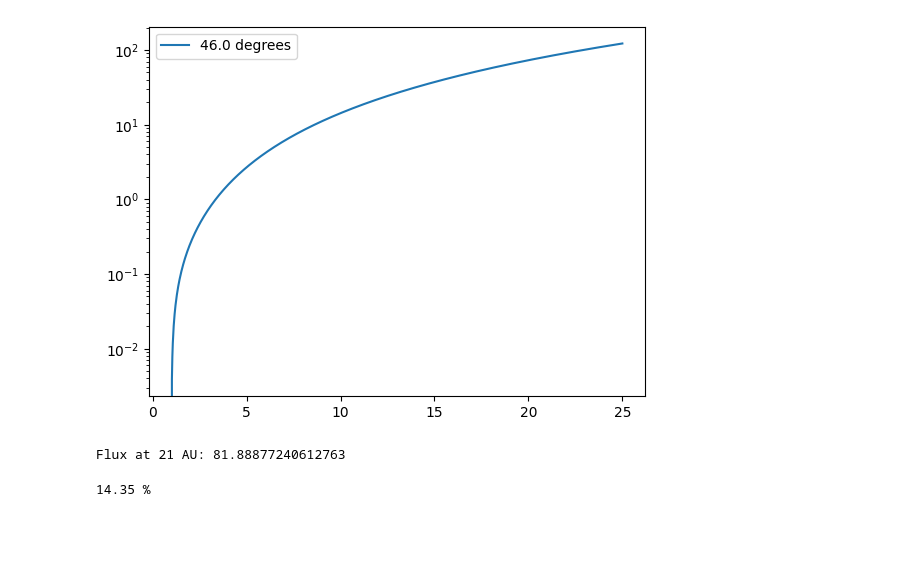
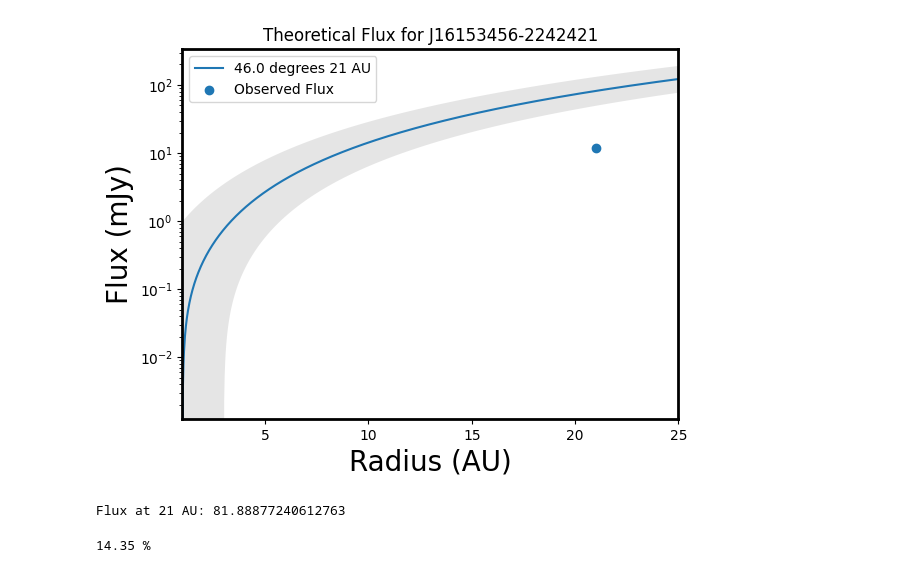
Before and after one commit to Maurone7/Upper-Sco-2022, a Jupyter notebook: theoretical_vs_measured_flux.ipynb, the cells around one changed output. Cells and saved outputs as stored; diff of their text form; code cells hidden in the pictures; blank space fills up the shorter version.

Commit message:
Creation image

```diff
--- a/theoretical_vs_measured_flux.ipynb
+++ b/theoretical_vs_measured_flux.ipynb
@@ -4,11 +4,12 @@ import numpy as np
 from scipy.integrate import quad
 from astropy import constants
 
-from data_file import source_list_garrett, luminosity_list_barenfeld_updated, radius_dust_updated, flux_list_2_87mm_garrett, flux_barenfeld_0_88mm_updated
+from data_file import source_list_garrett, luminosity_list_barenfeld_updated, radius_dust_updated, lower_bound_radius_updated, upper_bound_radius_updated, flux_list_2_87mm_garrett, flux_barenfeld_0_88mm_updated
 from Table_1 import distances_106
 from Table_2 import surface_density_list
 from Table_3 import opacity_list_3mm, opacity_list_0_87mm, temperature_list_van_der_plas
-# all constants in cgs
+
+# All constants are in CGS units
 wavelength_list = [0.088, 0.287]
 c = constants.c.cgs.value
 h = constants.h.cgs.value
@@ -17,10 +18,11 @@ s_b = constants.sigma_sb.cgs.value
 L_sun = constants.L_sun.cgs.value
 c = constants.c.cgs.value
 
+# Defining the star's name and finding its index in the data list
 star_name = "J16153456-2242421"
 index_star = source_list_garrett.index(star_name)
 
-# following values can be changed
+# Defining some values that can be changed to produce different results
 flaring = 0.02
 log_L_star = luminosity_list_barenfeld_updated[index_star]
 L_star = (10 ** log_L_star) * L_sun
@@ -34,8 +36,10 @@ d = distances_106[index_star] * AU_in_cm
 R_in = 1 *AU_in_cm
 R_out = radius_dust_updated[index_star] * AU_in_cm
 R_out_list = np.linspace(1, 25, 1000) * AU_in_cm
+R_out_lower_error = lower_bound_radius_updated[index_star] * AU_in_cm
+R_out_upper_error = upper_bound_radius_updated[index_star] * AU_in_cm
 
-
+# Defining the function to be integrated
 function_to_integrate = lambda R, planck_function_wavelength: planck_function_wavelength * R
 
 def planck_function_frequency(frequency, temperature):
@@ -49,37 +53,61 @@ def integrated_planck_radius(R_in, R_out, temperature):
     """
     Integrates the Planck function multiplied by the radius from R_in to R_out.
     Returns the result in units of erg/s/cm^2.
     """
     function_to_integrate = lambda R, temperature: 4*np.pi*R**2*planck_function_frequency(c/0.088, temperature)
     result, _ = quad(function_to_integrate, R_in, R_out, args=(temperature,))
     return result
 
 def passive_T(R, L_star, flaring=0.02):
     T = (flaring * L_star / (8 * np.pi * R ** 2 * s_b)) ** (1/4)
     return T
 
 def final(i, d, R_in, R_out, L_star, flaring=0.02):
+    """
+    Calculates the flux from the dust at a given inclination angle (i).
+    """
     theoretical_flux = 2 * np.pi * np.cos(i) * integrated_planck_radius(R_in, R_out, passive_T(R_out, L_star, flaring=0.02)) / (d**2)
     return theoretical_flux
 
 i = 46 * np.pi/180
+i_lower_error = 21 * np.pi/180
+i_upper_error = 12 * np.pi/180
 # for i in radians from 'x' degrees i = x * np.pi/180
 # for i in degrees from 'x' radians i = x * 180/np.pi
-y_values = []
+
+# Calculating the flux for the given inclination angle and radius
+flux_values_0_88mm = []
+flux_values_0_88mm_lower_error = []
+flux_values_0_88mm_upper_error = []
 for radiuses in R_out_list:
-    y_values.append(final(i, d, R_in, radiuses, L_star, flaring=0.02))
+    flux_values_0_88mm.append(final(i, d, R_in, radiuses, L_star, flaring=0.02))
+    flux_values_0_88mm_lower_error.append(final(i - i_lower_error, d, R_in, radiuses + R_out_upper_error, L_star, flaring=0.02))
+    flux_values_0_88mm_upper_error.append(final(i + i_upper_error, d, R_in, radiuses + R_out_lower_error, L_star, flaring=0.02))
+
 i = i * 180/np.pi
-plt.plot(R_out_list/AU_in_cm, y_values, label= str(i) + " degrees")
+i_lower_error = i_lower_error * 180/np.pi
+i_upper_error = i_upper_error * 180/np.pi
 
+plt.plot(R_out_list/AU_in_cm, flux_values_0_88mm, label= str(i) + " degrees " + str(21) + " AU")
+#plt.plot(R_out_list/AU_in_cm, flux_values_0_88mm_lower_error, label= str(i - i_lower_error) + " degrees " + str(21 + R_out_upper_error/AU_in_cm) + " AU")
+#plt.plot(R_out_list/AU_in_cm, flux_values_0_88mm_upper_error, label= str(i + i_upper_error) + " degrees " + str(21 + R_out_lower_error/AU_in_cm) + " AU")
+plt.fill_between(R_out_list/AU_in_cm, flux_values_0_88mm_lower_error, flux_values_0_88mm_upper_error, alpha=0.2, facecolor='gray')
+plt.scatter(radius_dust_updated[index_star], flux_barenfeld_0_88mm_updated[index_star], label='Observed Flux')
+plt.xlim(1,25)
+
+plt.title("Theoretical Flux for J16153456-2242421")
+plt.xlabel("Radius (AU)", fontsize=20), plt.ylabel("Flux (mJy)", fontsize=20)
 plt.legend()
 plt.yscale('log')
+plt.savefig('J16153456-2242421 theoretical and measured flux 0.88mm.png')
+plt.rcParams['axes.linewidth'] = 5
 plt.show()
 
 i = 46 * np.pi/180
 flux_21AU = final(i, d, R_in, 21.012 * AU_in_cm, L_star, flaring=0.02)
 print('Flux at 21 AU:', flux_21AU)
 # %% [output]
-[figure, old version]
+[figure, new version]
 Flux at 21 AU: 81.88877240612763
 # %%
 print(round(flux_barenfeld_0_88mm_updated[index_star]/flux_21AU * 100, 2), '%')
```
Also changed, not shown: 3 other files.
